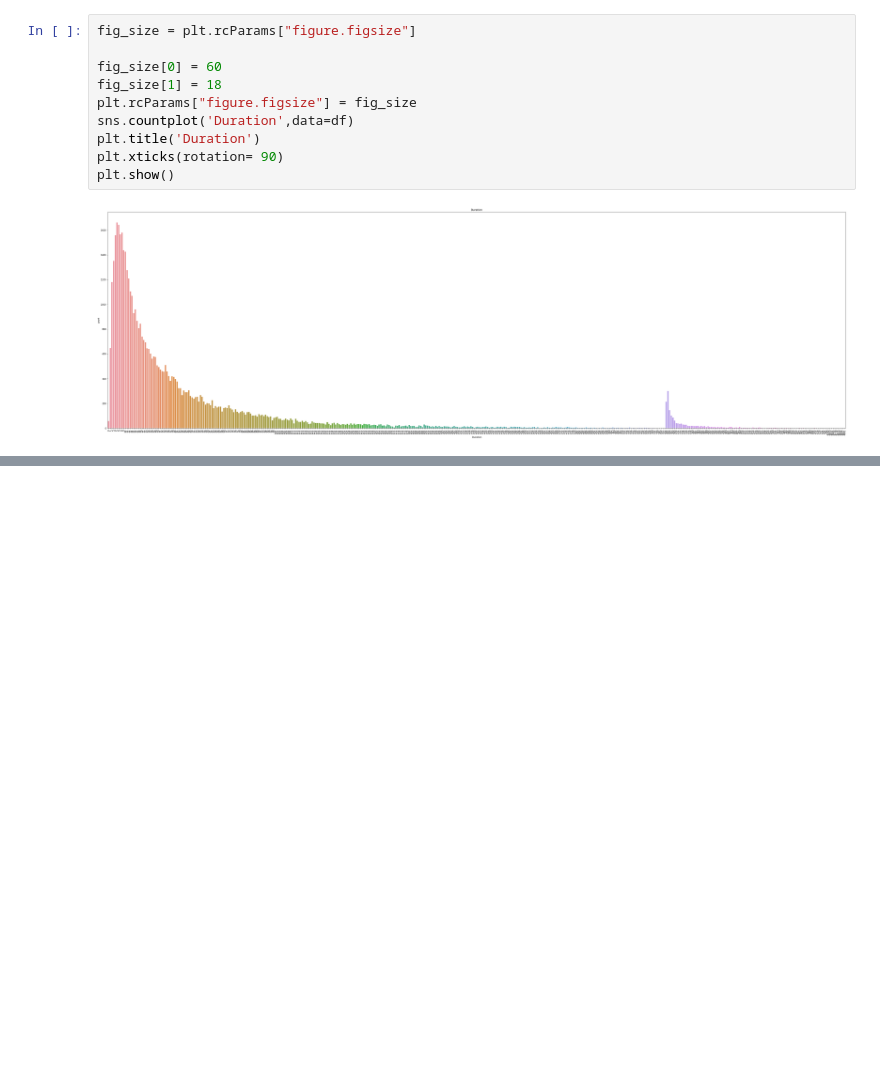
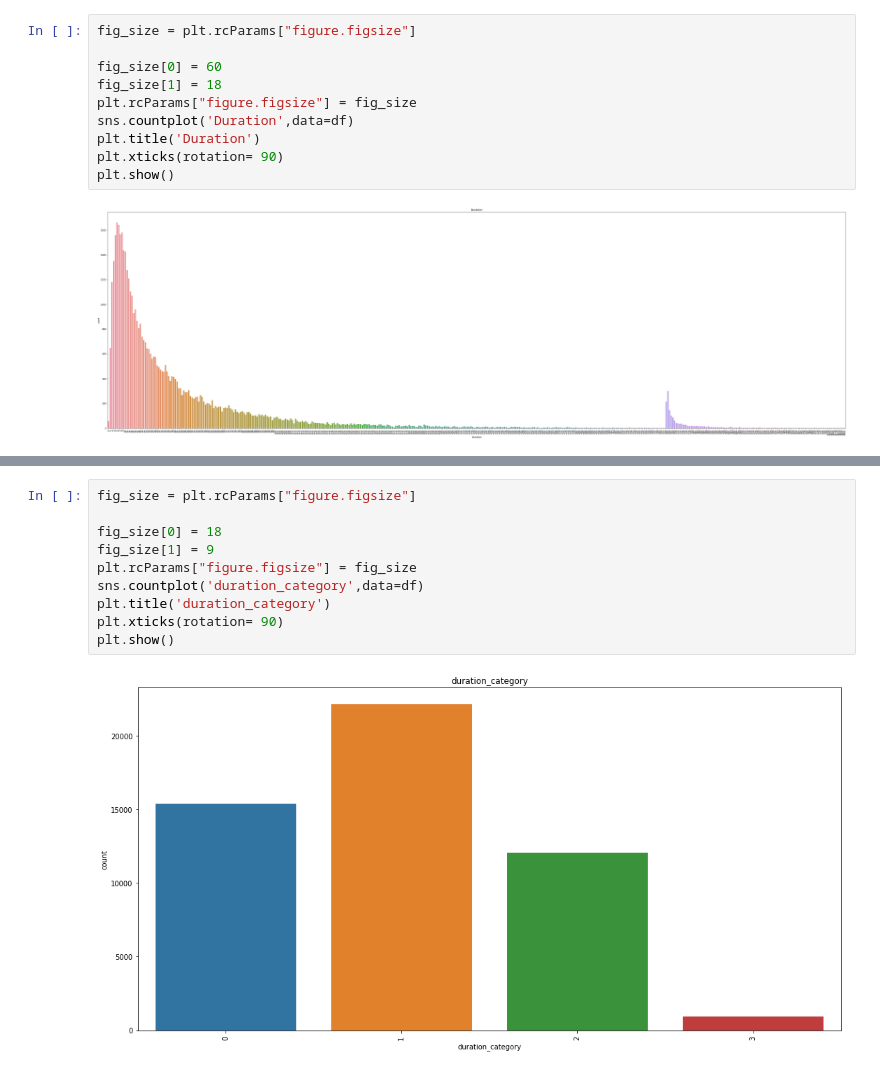
Before and after one commit to sosagago/Are-you-sure-to-Insure-, a Jupyter notebook: Insurer.ipynb, the cells around one changed output, grey strips where cells are left out. Drawn from its saved outputs; the diff is of its cells as text; blank space fills up the shorter version.

```diff
--- a/Insurer.ipynb
+++ b/Insurer.ipynb
@@ -375,0 +372,12 @@ df.tail()
+# %%
+fig_size = plt.rcParams["figure.figsize"]
+
+fig_size[0] = 18
+fig_size[1] = 9
+plt.rcParams["figure.figsize"] = fig_size
+sns.countplot('duration_category',data=df)
+plt.title('duration_category')
+plt.xticks(rotation= 90)
+plt.show()
+# %% [output]
+[figure, added]
```
Also changed, not shown: parts of 25 cells of this notebook.
